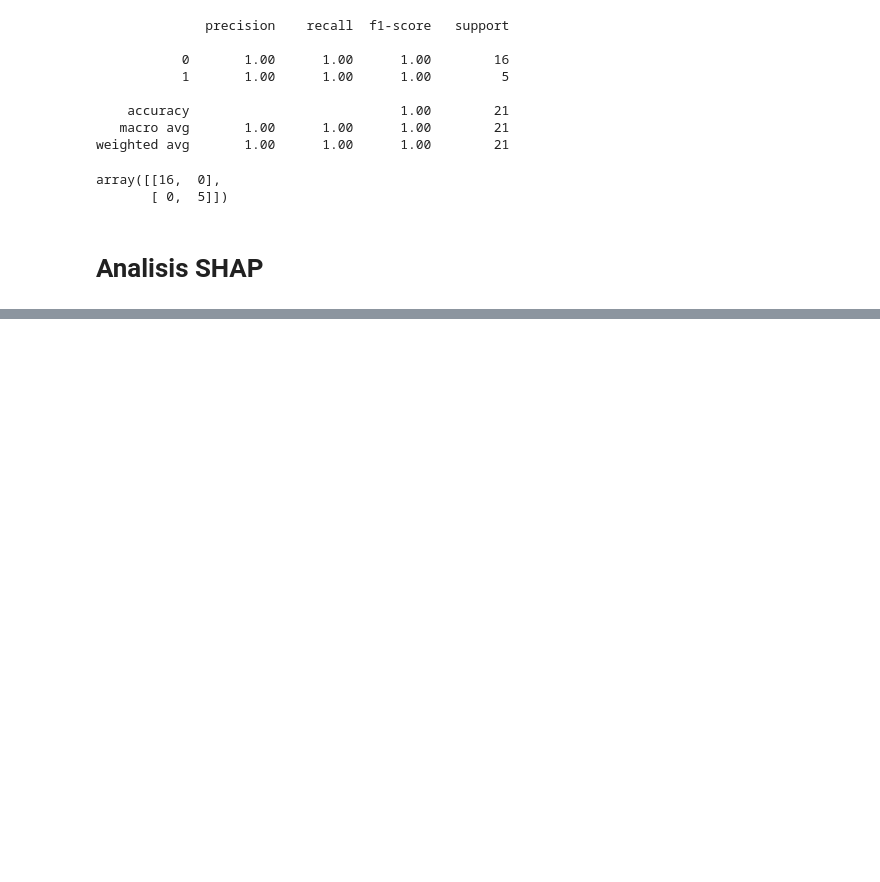
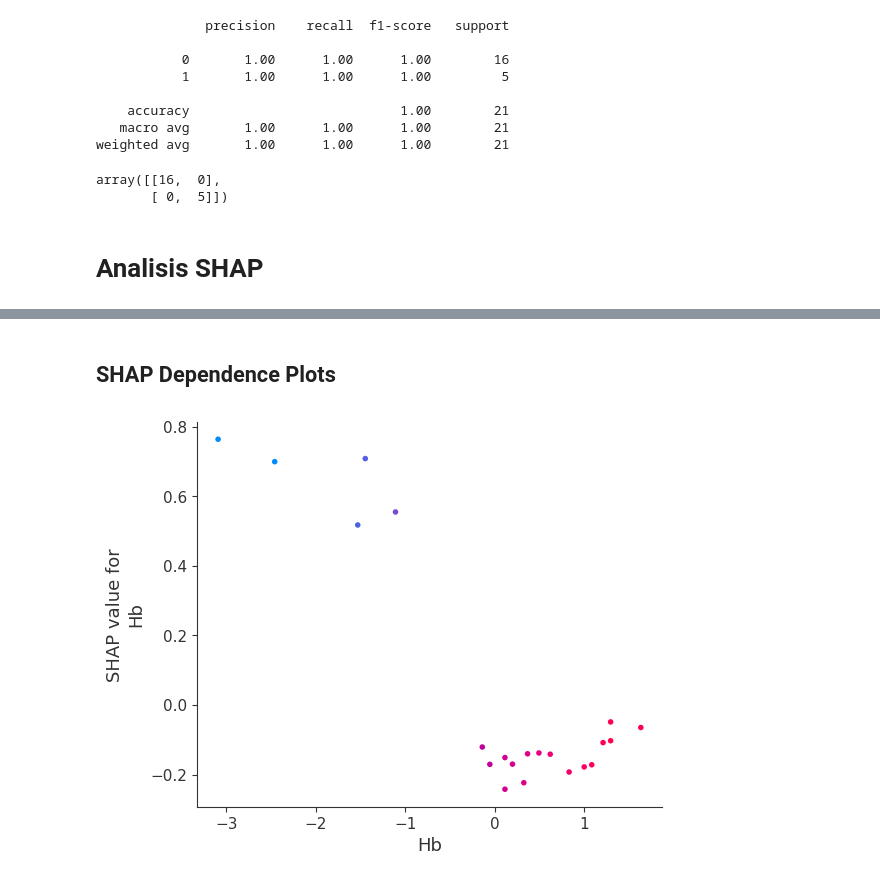
Before and after one commit to moraleseoscar/AnaemiaPredictionEDA, a Jupyter notebook: SVMModel.ipynb, the cells around one changed output, grey strips where cells are left out. Drawn from its saved outputs; the diff is of its cells as text; code cells hidden in the pictures; blank space fills up the shorter version.

```diff
--- a/SVMModel.ipynb
+++ b/SVMModel.ipynb
@@ -112,0 +108,7 @@ shap.plots.bar(shap_values)
+# %% [markdown]
+## SHAP Dependence Plots
+# %%
+# Shap dependence plots - hb
+shap.dependence_plot('Hb', shap_values.values, X_test_scaled, interaction_index='Hb')
+# %% [output]
+[figure, added]
```
Also changed, not shown: parts of 14 cells of this notebook.
